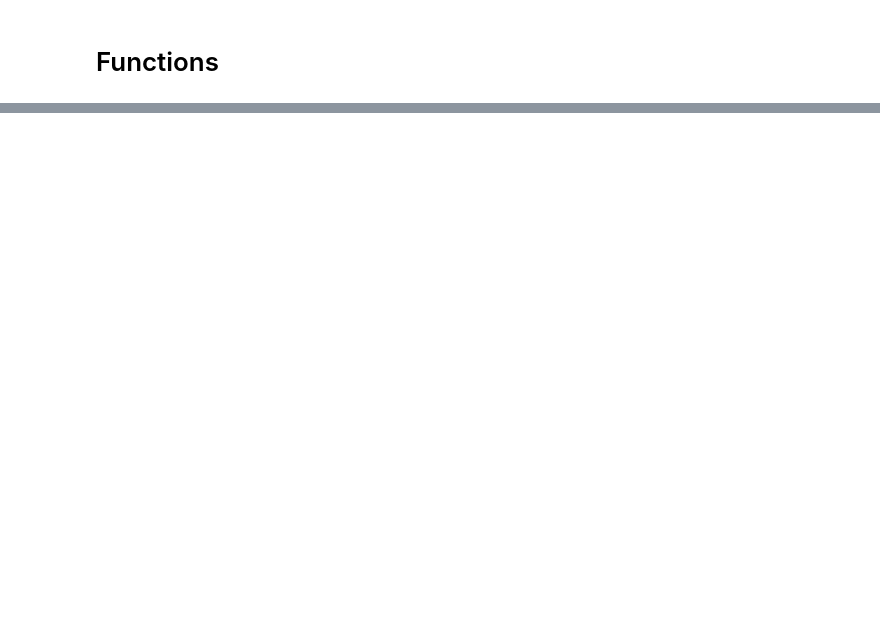
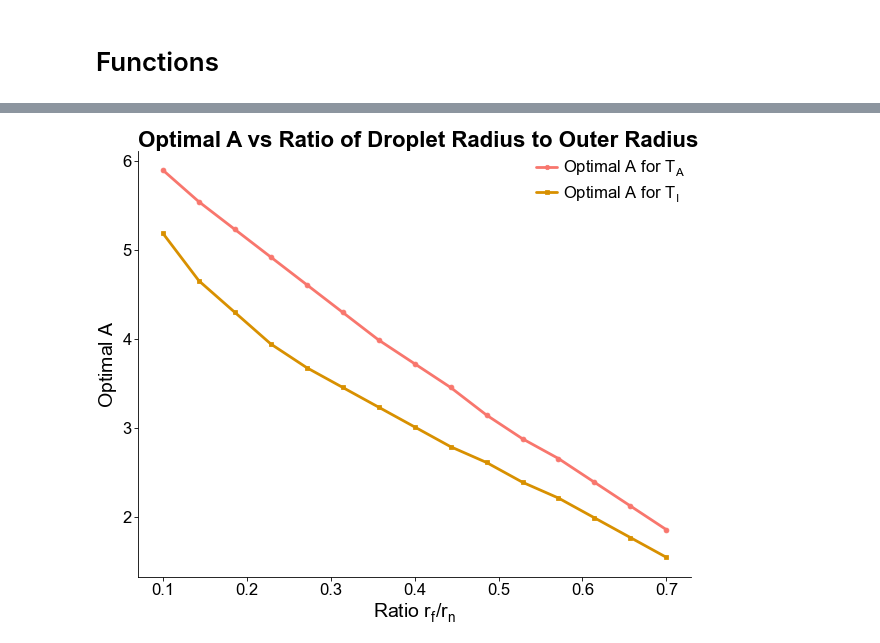
Before and after one commit to Emilie-Jessen/MFPT_Minimization, a Jupyter notebook: TwoStateTheory.ipynb, the cells around one changed output, grey strips where cells are left out. Saved outputs shown, nothing was run; the diff lists cells and outputs as text; code cells hidden in the pictures; blank space fills up the shorter version.

```diff
--- a/TwoStateTheory.ipynb
+++ b/TwoStateTheory.ipynb
@@ -545,15 +568,0 @@ Running simulations for rf = 0.150...
-# %%
-mfpt_init1 = np.zeros(len(rf_truncat))
-std_init1 = np.zeros(len(rf_truncat))
-
-for i, rf_val in enumerate(rf_truncat):
-    print(f"Running simulations for rf = {rf_val:.3f}...")
-    results = simulate_two_state_mfpt(
-    r0=rn, state0=1,
-    r_target=r_target, rf=rf_val, rn=rn,
-    A=A, b=b, D0=D, Dn=D,
-    lambda0=lambda0, gamma=gamma,
-    dt_max=1e-5, alpha=0.05,
-    ndim=3, n_trajectories=1000)
-    mfpt_init1[i] = results['mean_fpt']
-    std_init1[i] = results['stderr_fpt']
@@ -934,0 +569,69 @@ Steps    : 107,829
+# %%
+# investigate the optimal A for a range of ratios between the outer and inner radii, with fixed rn
+
+# Set range of ratios to explore
+r_ratios_inner_to_outer = np.linspace(0.1, 0.7, 15)  # Varying the ratio of rn/rf
+A_vals = np.linspace(1.5, 5.9, 100)  # A values to explore
+
+# Initialize arrays to store results
+results_A = []
+results_I = []
+
+# System parameters for the two-state model
+rn = 1.0
+D = 1.0
+ndim_ = 3
+
+# Switching parameters for the two-state model
+lam, gamma = 1.0, 0.1
+activation_outside = 1  # Activation occurs outside the droplet
+
+for ratio in r_ratios_inner_to_outer:
+    rf = rn * ratio
+
+    T_A = np.zeros(len(A_vals))
+    T_I = np.zeros(len(A_vals))
+    T_single = np.zeros(len(A_vals))
+    print(f"Running simulations for rf = {rf:.3f} (ratio = {ratio:.2f})...")
+
+    for i, A in enumerate(A_vals):
+        TA_func, TI_func, out = compute_for_two_state(
+            r_target=rt_,
+            rf=rf,
+            rn=rn,
+            A=A,
+            b=b_,
+            D0=D,
+            Dn=D,
+            lam=lam,
+            gamma=gamma,
+            activation_outside=activation_outside,
+            ndim=ndim_,
+            N=300,
+            tol=1e-6,
+            max_nodes=20000,
+        )
+        T_A[i] = out["TA_rn"]
+        T_I[i] = out["TI_rn"]
+        T_single[i] = compute_for_sigmoidal(rt_, rf, rn, A, b_, D, D, ndim=ndim_, N=300)[0](rn)
+
+    # Find the optimal A that minimizes T_A
+    optimal_index = np.argmin(T_A)
+    optimal_A = A_vals[optimal_index]
+    results_A.append(optimal_A)
+
+    # Find the optimal A that minimizes T_I
+    optimal_index_I = np.argmin(T_I)
+    optimal_A_I = A_vals[optimal_index_I]
+    results_I.append(optimal_A_I)
+
+# Plot the results
+fig, ax = plt.subplots(figsize=(6, 5))
+ax.plot(r_ratios_inner_to_outer, results_A, 'o-', label=r'Optimal $A$ for $T_A$')
+ax.plot(r_ratios_inner_to_outer, results_I, 's-', label=r'Optimal $A$ for $T_I$')
+ax.set_xlabel(r'Ratio $r_f / r_n$')
+ax.set_ylabel('Optimal $A$')
+ax.set_title('Optimal A vs Ratio of Droplet Radius to Outer Radius')
+ax.legend()
+plt.show()
+# %% [output]
@@ -934,0 +653 @@ Steps    : 107,829
+[figure, added]
```
Also changed, not shown: parts of 32 cells of this notebook, 12 other files.
